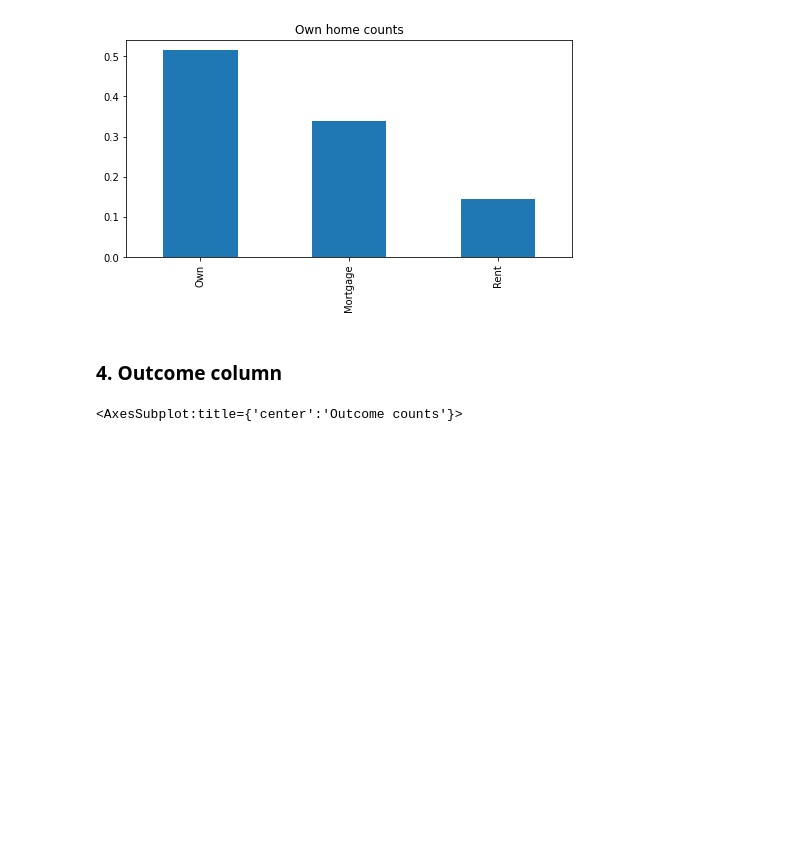
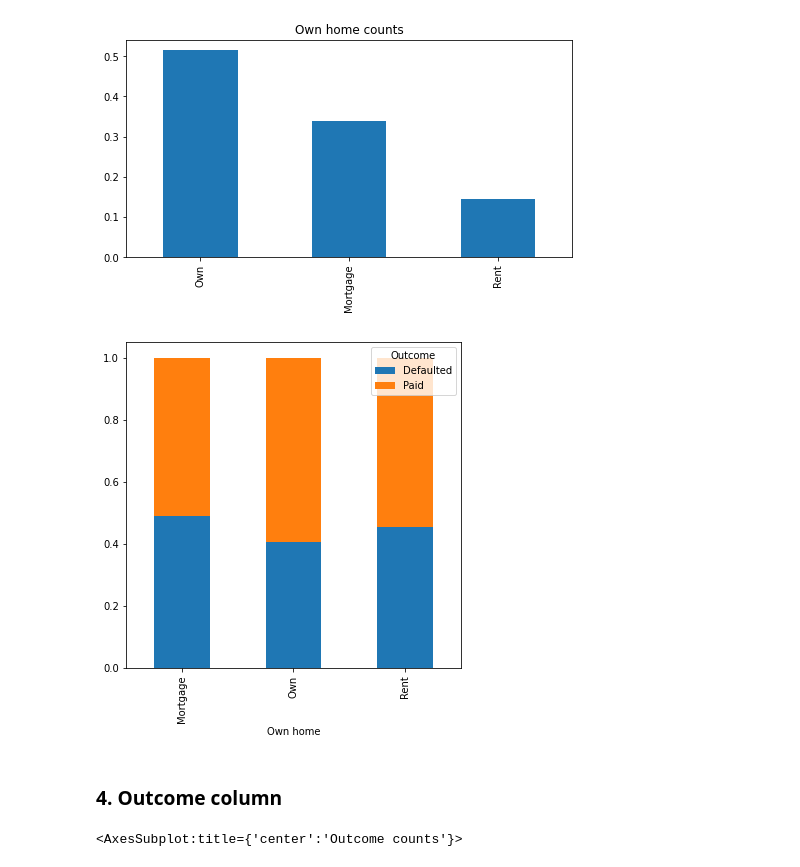
Before and after one commit to John-Ad/DTA-Assignment, a Jupyter notebook: dta_assignment/Assignment code.ipynb, the cells around one changed output. Drawn from its saved outputs; the diff is of its cells as text; code cells hidden in the pictures; blank space fills up the shorter version.

```diff
--- a/dta_assignment/Assignment code.ipynb
+++ b/dta_assignment/Assignment code.ipynb
@@ -181,12 +193,18 @@ loanData['Own home'].value_counts(normalize=True).plot.bar(figsize=(8,4),title='
 # %% [output]
 <AxesSubplot:title={'center':'Own home counts'}>
 [figure]
+# %%
+ownHome_vs_outcome=pd.crosstab(loanData['Own home'],loanData['Outcome'])
+ownHome_vs_outcome.div(ownHome_vs_outcome.sum(1).astype(float),axis=0).plot(kind="bar",stacked=True,figsize=(6,6))
+plt.show()
+# %% [output]
+[figure, added]
 # %%
 #################################################################
 #################################################################
 #################################################################
-# %% [markdown]
-### 4. Outcome column
+# %% [markdown]
+### 4. Outcome column
 # %%
 
 ###########     Loan Outcome graphs    ###############
```
Also changed, not shown: parts of 74 cells of this notebook.
